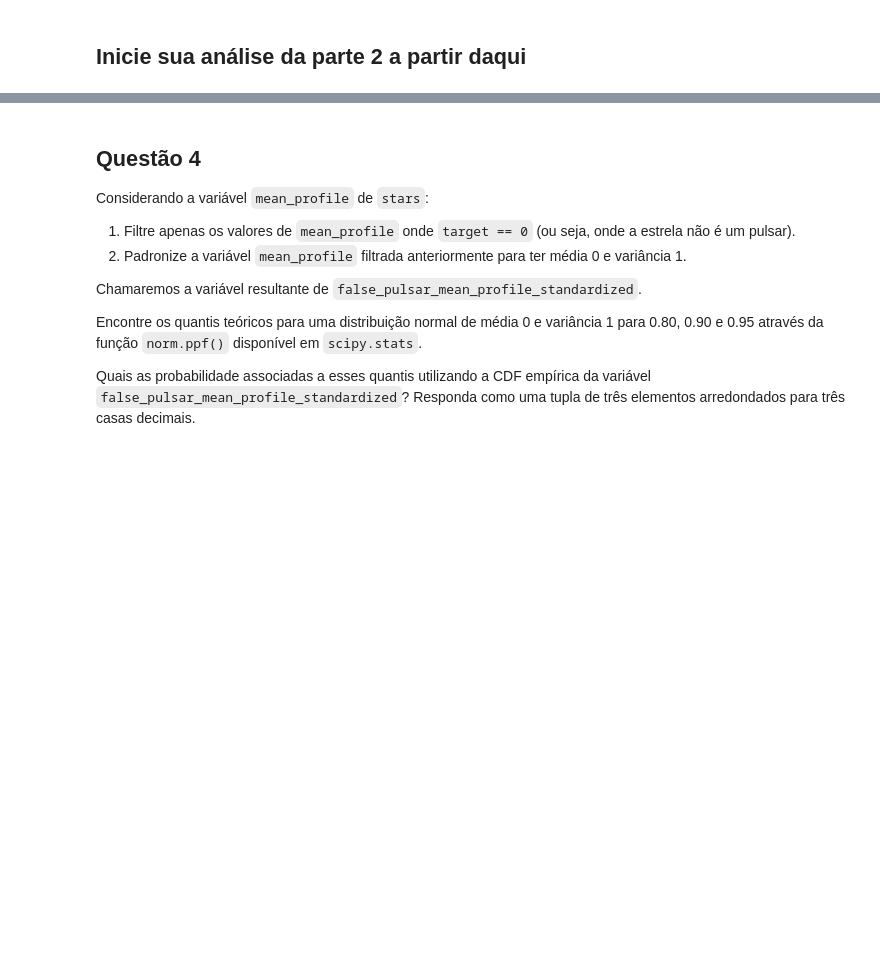
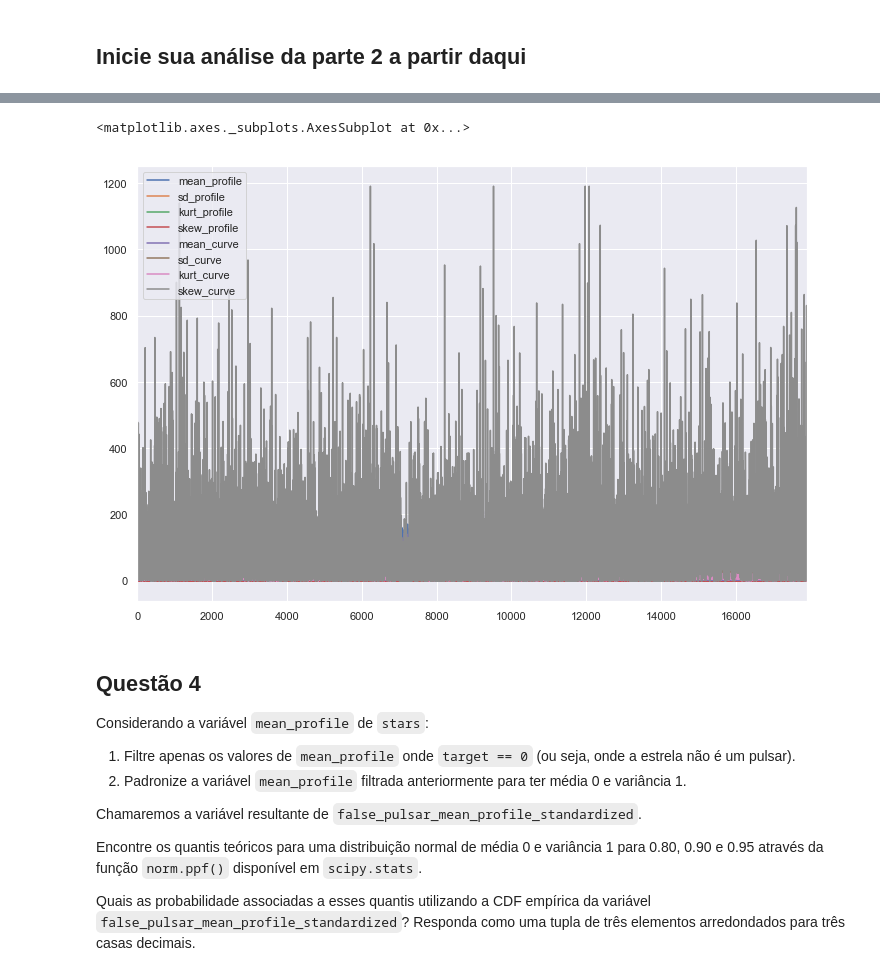
Before and after one commit to lsandrade/codenation-ds, a Jupyter notebook: data-science-1/main.ipynb, the cells around one changed output, grey strips where cells are left out. Saved outputs shown, nothing was run; the diff lists cells and outputs as text; code cells hidden in the pictures; blank space fills up the shorter version.

```diff
--- a/data-science-1/main.ipynb
+++ b/data-science-1/main.ipynb
@@ -179,3 +220,8 @@ stars.loc[:, "target"] = stars.target.astype(bool)
+# %%
+stars.plot()
+# %% [output]
+<matplotlib.axes._subplots.AxesSubplot at 0x...>
+[figure, added]
 # %% [markdown]
 ## Questão 4
 
```
Also changed, not shown: parts of 6 cells of this notebook, 2 other files.
